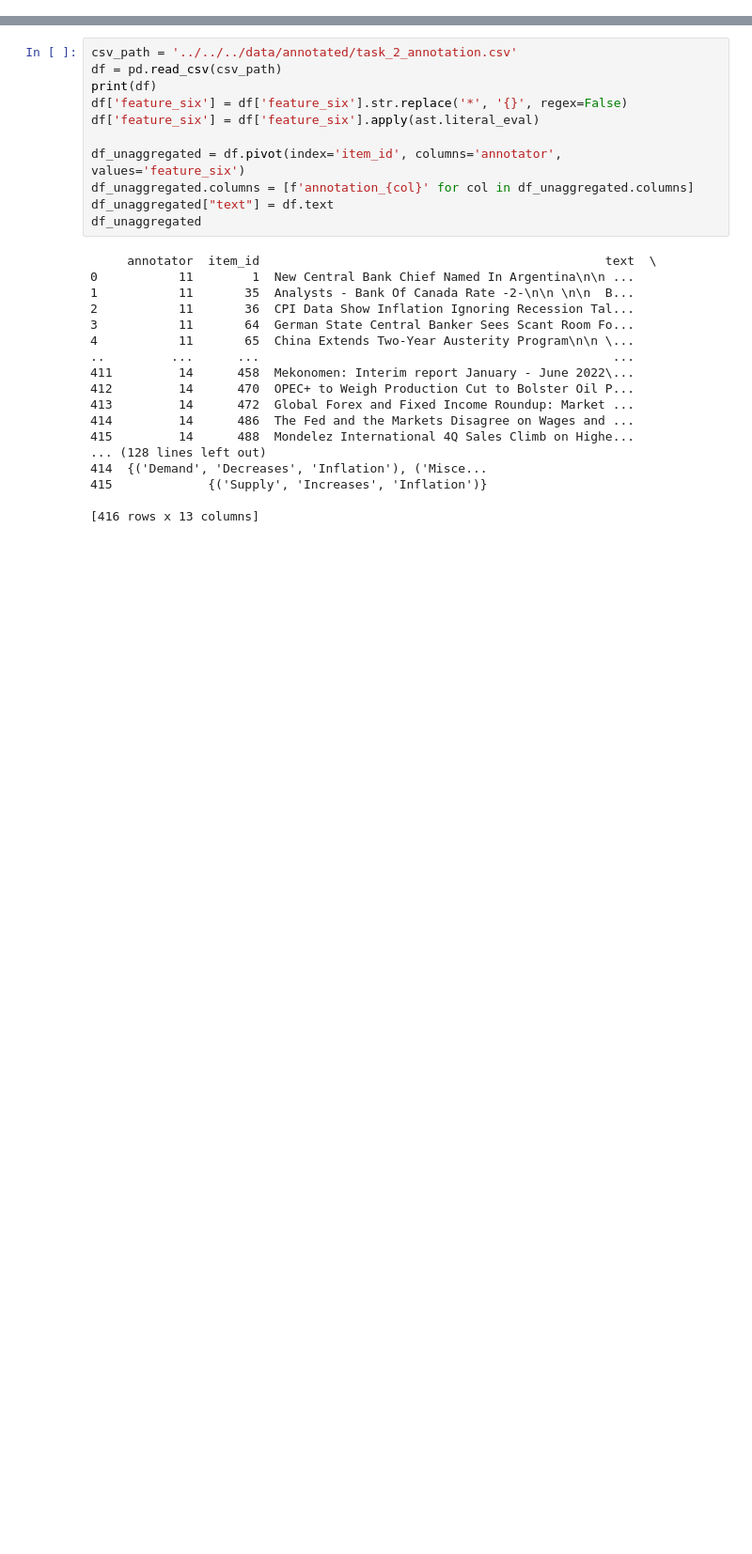
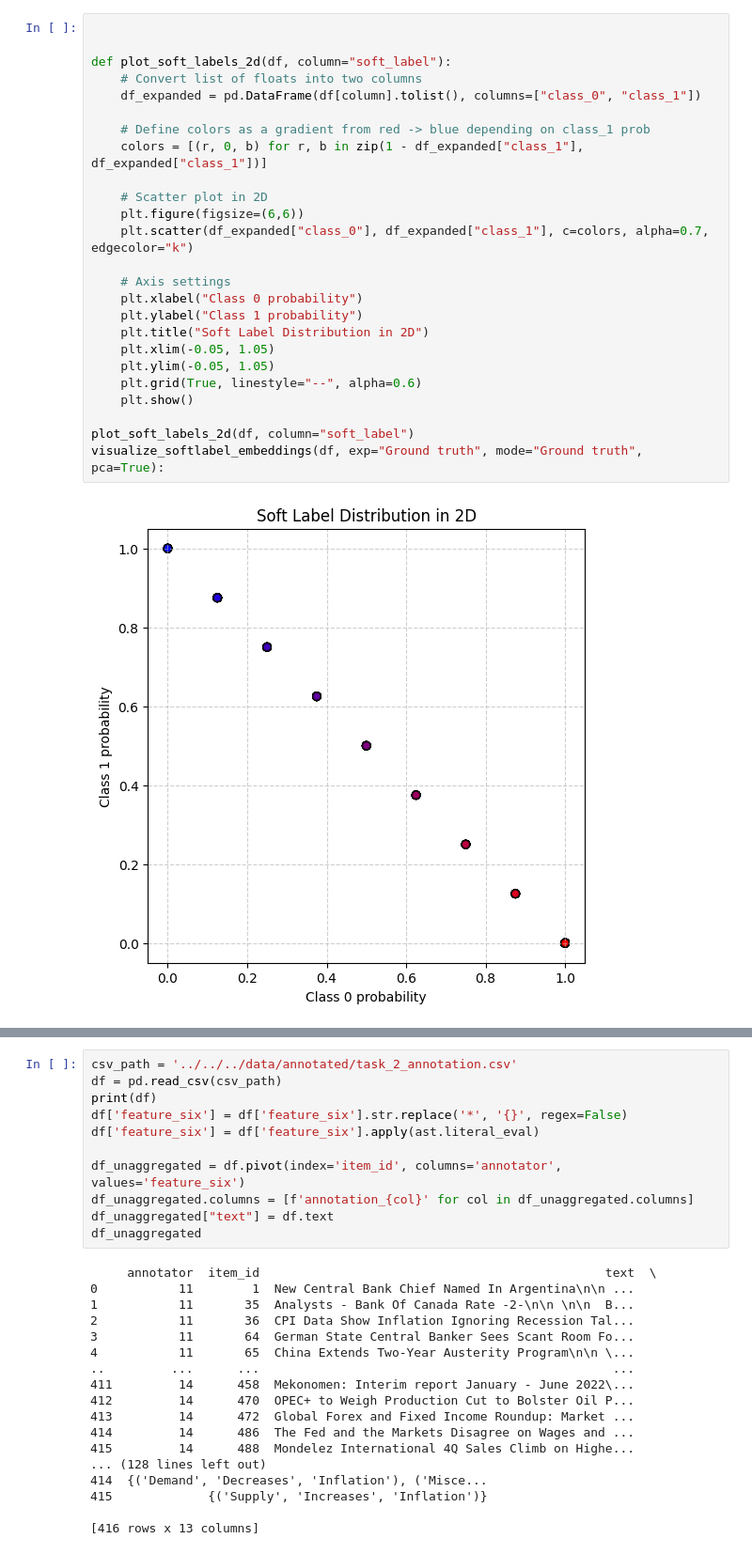
Before and after one commit to semantic-systems/cdl-inflation-narrative, a Jupyter notebook: models/tmp.ipynb, the cells around one changed output, grey strips where cells are left out. Shown at 94% size. Saved outputs shown, nothing was run; the diff lists cells and outputs as text; blank space fills up the shorter version.

```diff
--- a/models/tmp.ipynb
+++ b/models/tmp.ipynb
@@ -34,0 +51,27 @@ len(df)
+# %%
+
+
+def plot_soft_labels_2d(df, column="soft_label"):
+    # Convert list of floats into two columns
+    df_expanded = pd.DataFrame(df[column].tolist(), columns=["class_0", "class_1"])
+
+    # Define colors as a gradient from red -> blue depending on class_1 prob
+    colors = [(r, 0, b) for r, b in zip(1 - df_expanded["class_1"], df_expanded["class_1"])]
+
+    # Scatter plot in 2D
+    plt.figure(figsize=(6,6))
+    plt.scatter(df_expanded["class_0"], df_expanded["class_1"], c=colors, alpha=0.7, edgecolor="k")
+
+    # Axis settings
+    plt.xlabel("Class 0 probability")
+    plt.ylabel("Class 1 probability")
+    plt.title("Soft Label Distribution in 2D")
+    plt.xlim(-0.05, 1.05)
+    plt.ylim(-0.05, 1.05)
+    plt.grid(True, linestyle="--", alpha=0.6)
+    plt.show()
+
+plot_soft_labels_2d(df, column="soft_label")
+visualize_softlabel_embeddings(df, exp="Ground truth", mode="Ground truth", pca=True):
+# %% [output]
+[figure, added]
```
Also changed, not shown: parts of 12 cells of this notebook, 4 other files.
